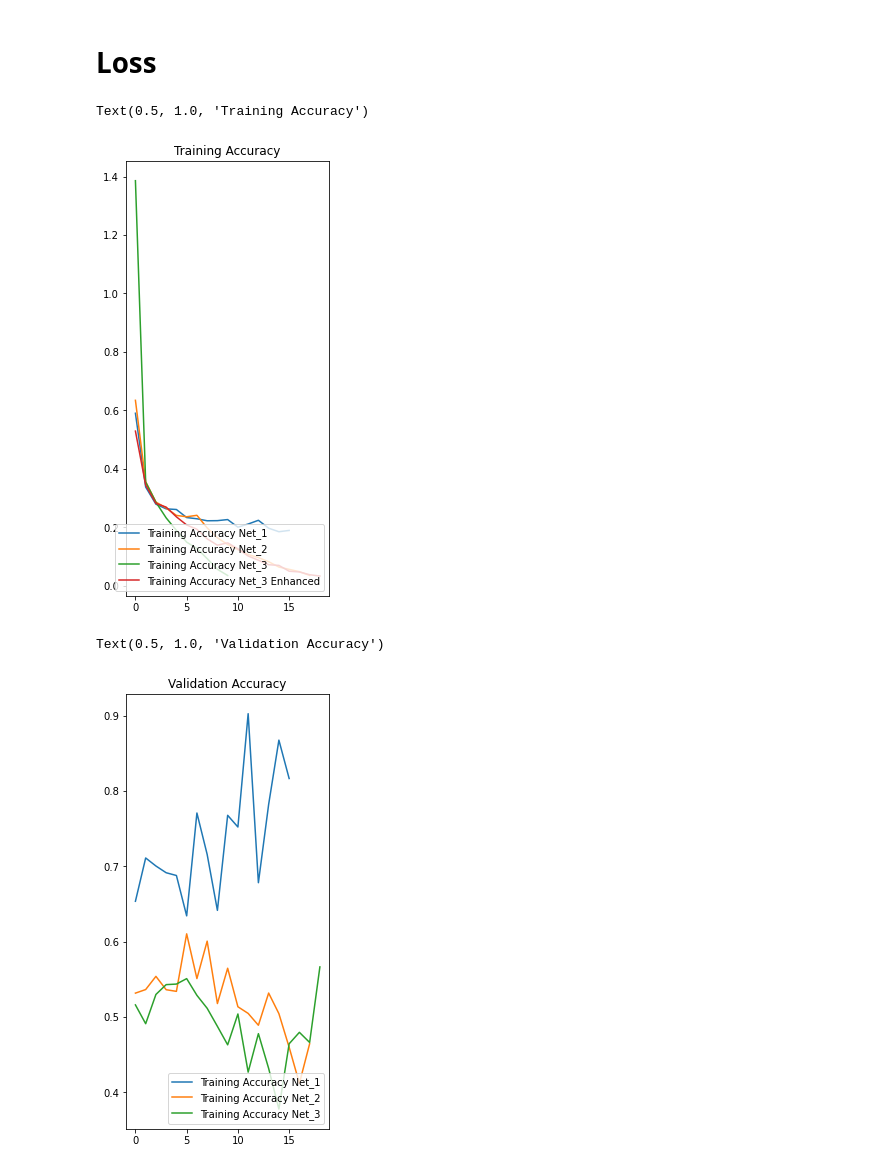
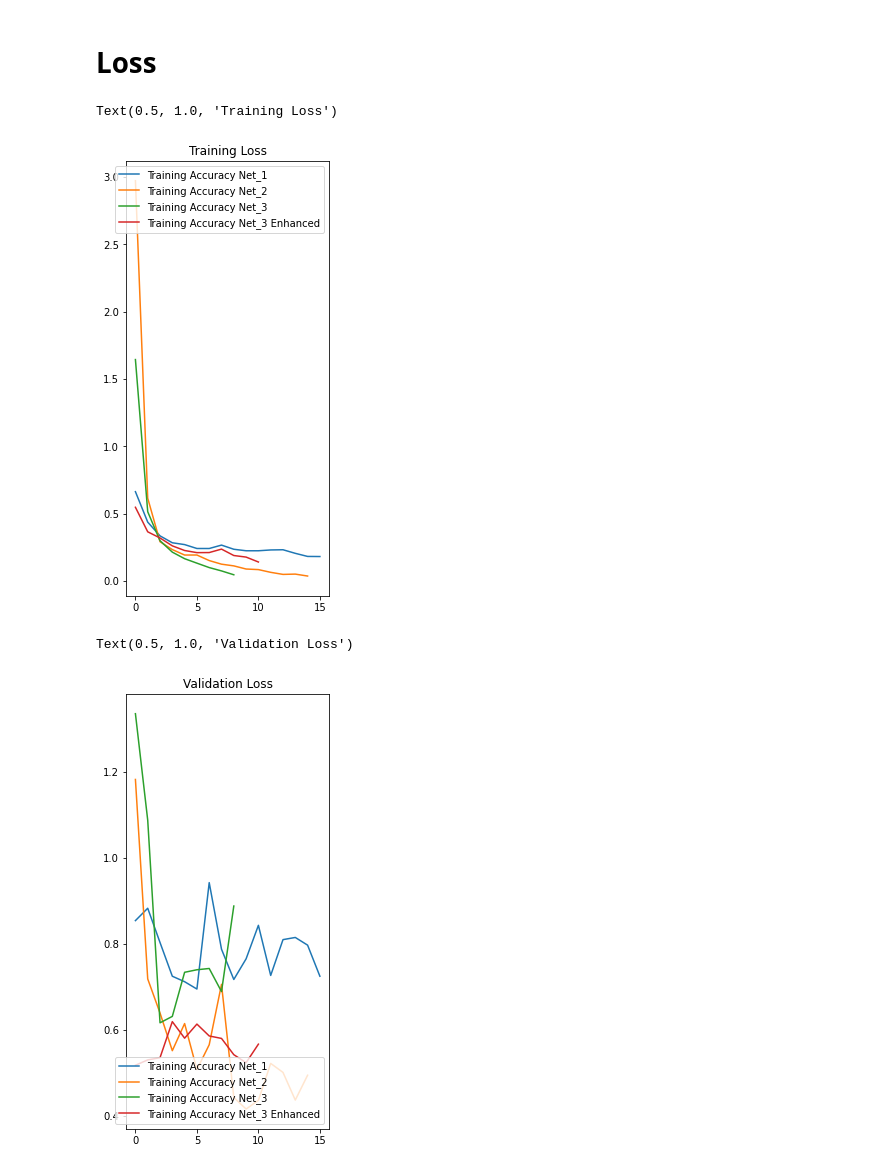
Before and after one commit to bollstradt/polen_image_classification_tensorflow, a Jupyter notebook: CNN classification works.ipynb, the cells around one changed output. Drawn from its saved outputs; the diff is of its cells as text; code cells hidden in the pictures.

```diff
--- a/CNN classification works.ipynb
+++ b/CNN classification works.ipynb
@@ -180,17 +193,16 @@ Test loss: 0.45754703506827354
 # Modelo 2
 # %%
 # define model
-# Crear arquitectura de la red
+# Create net
 modelnet_2 = keras.Sequential([
     keras.layers.Flatten(input_shape=(IMG_HEIGHT, IMG_WIDTH ,3)),
     Dense(512, activation='relu'),
-    Dense(254, activation='relu'),
-    Dense(128, activation='sigmoid'),
+    Dense(128, activation='relu'),
     Dense(2, activation='softmax')
 
 ])
 
-# Compilar modelo
+# Compile model
 modelnet_2.compile(optimizer='adam',
               loss='sparse_categorical_crossentropy',
               metrics=['accuracy'])
@@ -557,19 +601,20 @@ plt.plot(epochs_range_1, loss_1, label='Training Accuracy Net_1')
 plt.plot(epochs_range_2, loss_2, label='Training Accuracy Net_2')
 plt.plot(epochs_range_3, loss_3, label='Training Accuracy Net_3')
 plt.plot(epochs_range_3_enhanced, loss_3_enhanced, label='Training Accuracy Net_3 Enhanced')
-plt.legend(loc='lower right')
-plt.title('Training Accuracy')
+plt.legend(loc='upper right')
+plt.title('Training Loss')
 # %% [output]
-Text(0.5, 1.0, 'Training Accuracy')
+Text(0.5, 1.0, 'Training Loss')
-[figure, old version]
+[figure, new version]
 # %%
 plt.figure(figsize=(8, 8))
 plt.subplot(1, 2, 1)
 plt.plot(epochs_range_1, val_loss_1, label='Training Accuracy Net_1')
 plt.plot(epochs_range_2, val_loss_2, label='Training Accuracy Net_2')
-plt.plot(epochs_range_3_enhanced, val_loss_3_enhanced, label='Training Accuracy Net_3')
+plt.plot(epochs_range_3, val_loss_3, label='Training Accuracy Net_3')
+plt.plot(epochs_range_3_enhanced, val_loss_3_enhanced, label='Training Accuracy Net_3 Enhanced')
 plt.legend(loc='lower right')
-plt.title('Validation Accuracy')
+plt.title('Validation Loss')
 # %% [output]
-Text(0.5, 1.0, 'Validation Accuracy')
+Text(0.5, 1.0, 'Validation Loss')
-[figure, old version]
+[figure, new version]
```
Also changed, not shown: parts of 25 cells of this notebook, 1 other file.
